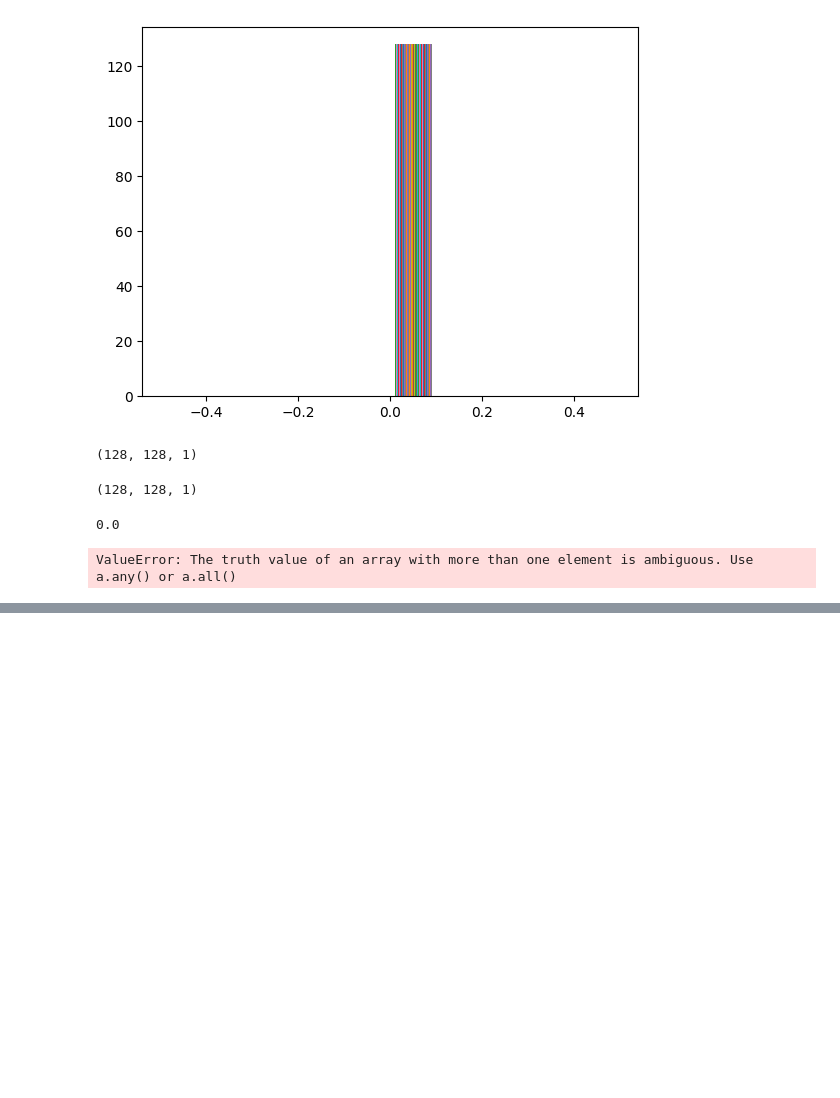
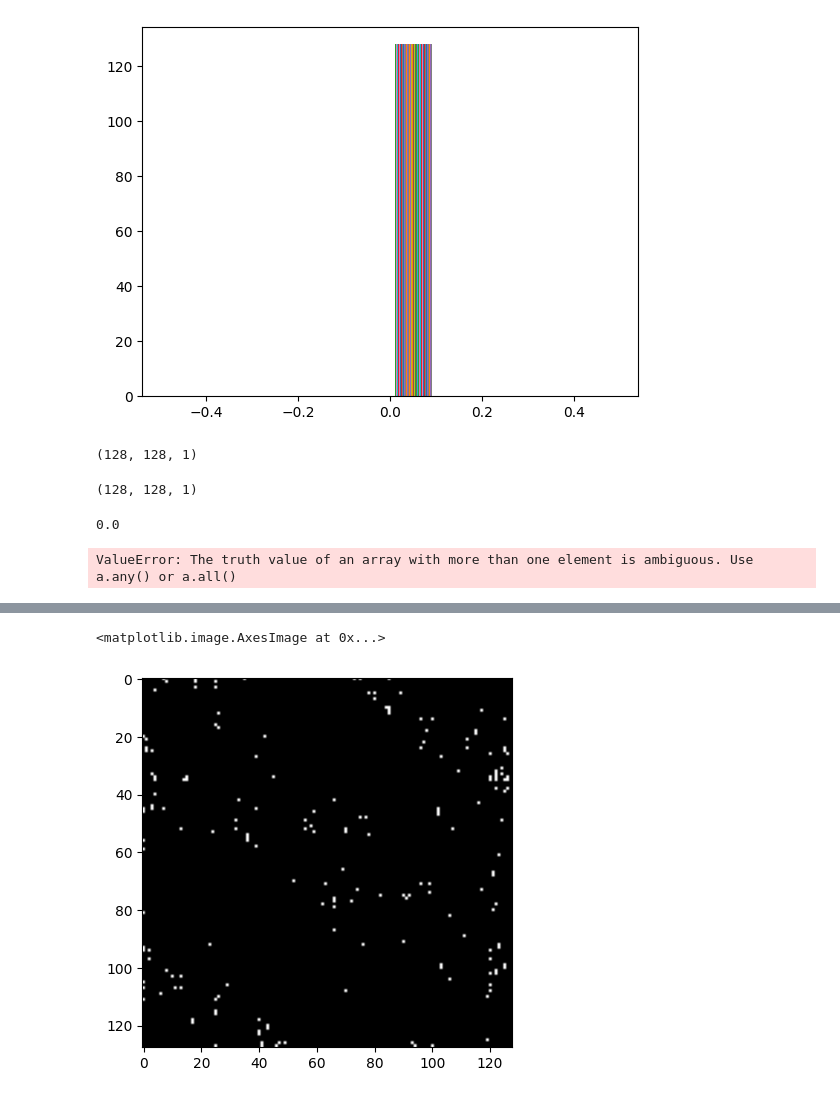
Before and after one commit to AliMoghtader/Implementation-of-OCR-system-on-extracting-information-from-Vietnamese-book-cover-images, a Jupyter notebook: main_model.ipynb, the cells around one changed output, grey strips where cells are left out. Drawn from its saved outputs; the diff is of its cells as text; code cells hidden in the pictures; blank space fills up the shorter version.

```diff
--- a/main_model.ipynb
+++ b/main_model.ipynb
@@ -867,0 +1266,2 @@ ValueError: The truth value of an array with more than one element is ambiguous.
+# %%
+prediction = model.predict(np.expand_dims(image_resized,axis=0))
@@ -867,0 +1270,11 @@ ValueError: The truth value of an array with more than one element is ambiguous.
+# %%
+pred_map = prediction[0]
+gr = tcl
+gr[gr>0] = 255
+# %%
+pred_map[pred_map> 0] = 255
+# %%
+plt.imshow(pred_map,cmap="gray")
+# %% [output]
+<matplotlib.image.AxesImage at 0x...>
+[figure, added]
```
Also changed, not shown: parts of 12 cells of this notebook, 1 other file.
